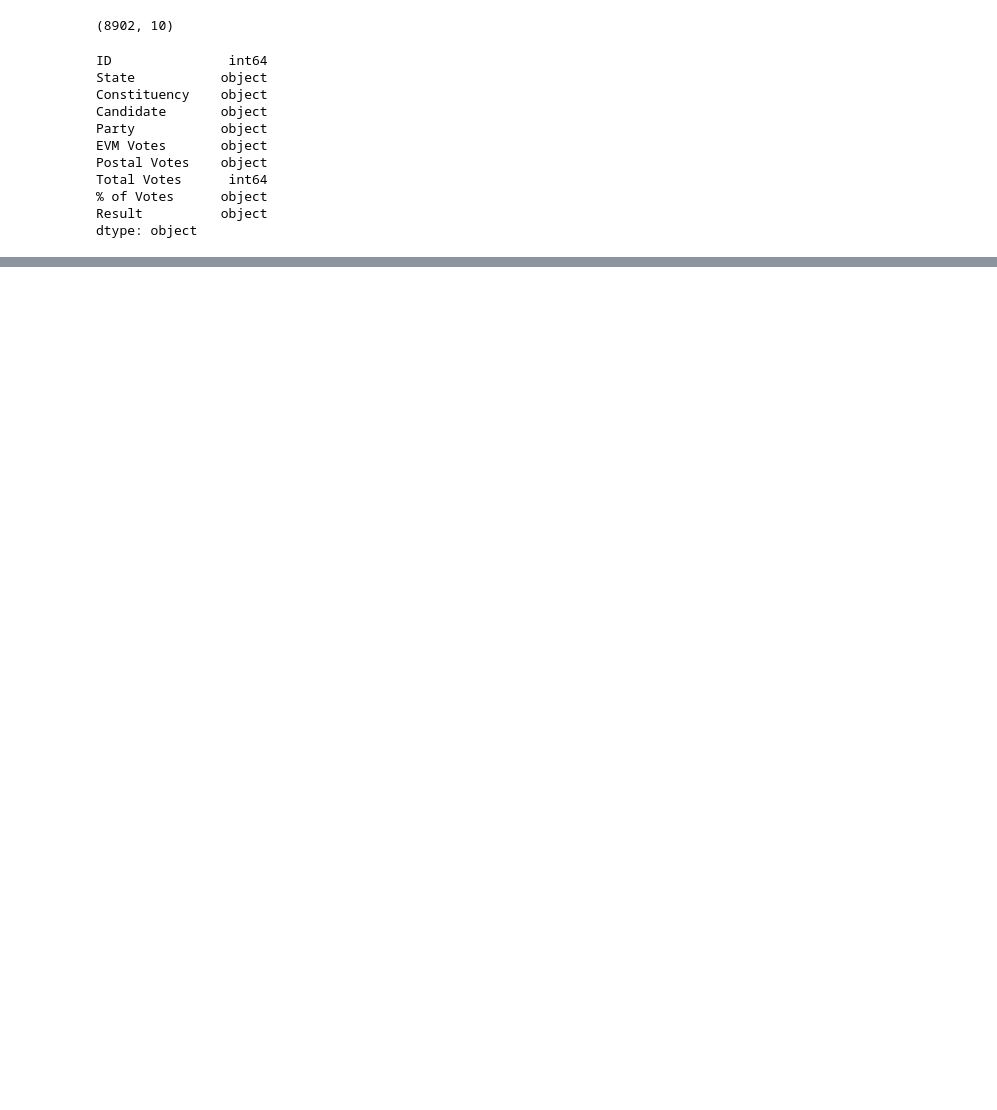
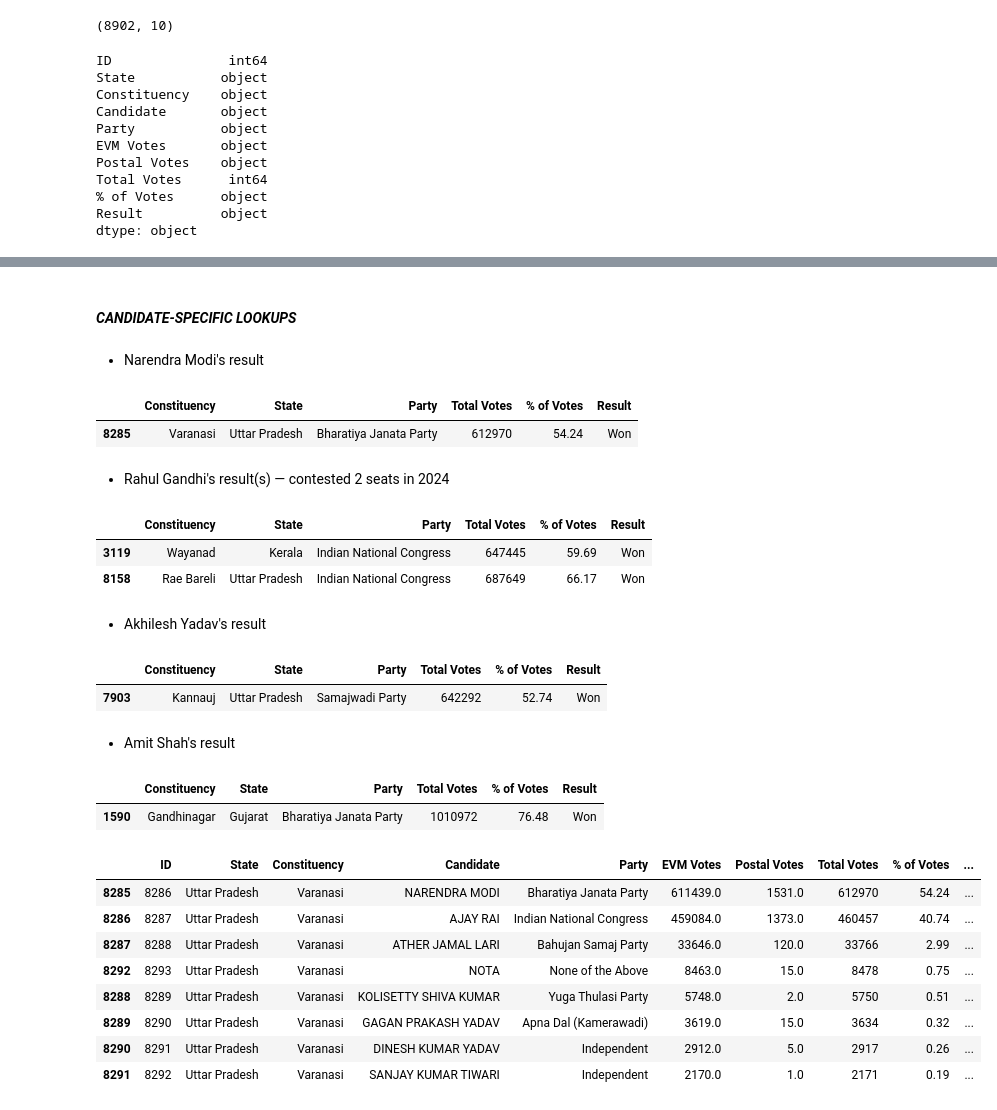
Before and after one commit to geershatisaxena/Election, a Jupyter notebook: res.ipynb, the cells around one changed output, grey strips where cells are left out. Drawn from its saved outputs; the diff is of its cells as text; code cells hidden in the pictures; blank space fills up the shorter version.

```diff
--- a/res.ipynb
+++ b/res.ipynb
@@ -62,0 +133,2 @@ dtype: object
+# %% [markdown]
+#### ***CANDIDATE-SPECIFIC LOOKUPS***
@@ -62,0 +142,33 @@ dtype: object
+# %% [markdown]
+- Narendra Modi's result
+# %%
+modi = find_candidate("NARENDRA", "MODI")
+modi[["Constituency", "State", "Party", "Total Votes", "% of Votes", "Result"]]
+# %% [output]
+|  | Constituency | State | Party | Total Votes | % of Votes | Result |
+| 8285 | Varanasi | Uttar Pradesh | Bharatiya Janata Party | 612970 | 54.24 | Won |
+# %% [markdown]
+- Rahul Gandhi's result(s) — contested 2 seats in 2024
+# %%
+rahul = find_candidate("RAHUL", "GANDHI")
+rahul[["Constituency", "State", "Party", "Total Votes", "% of Votes", "Result"]]
+# %% [output]
+|  | Constituency | State | Party | Total Votes | % of Votes | Result |
+| 3119 | Wayanad | Kerala | Indian National Congress | 647445 | 59.69 | Won |
+| 8158 | Rae Bareli | Uttar Pradesh | Indian National Congress | 687649 | 66.17 | Won |
+# %% [markdown]
+- Akhilesh Yadav's result
+# %%
+akhilesh = find_candidate("AKHILESH", "YADAV")
+akhilesh[["Constituency", "State", "Party", "Total Votes", "% of Votes", "Result"]]
+# %% [output]
+|  | Constituency | State | Party | Total Votes | % of Votes | Result |
+| 7903 | Kannauj | Uttar Pradesh | Samajwadi Party | 642292 | 52.74 | Won |
+# %% [markdown]
+- Amit Shah's result
+# %%
+amit_shah = find_candidate("AMIT", "SHAH")
+amit_shah[["Constituency", "State", "Party", "Total Votes", "% of Votes", "Result"]]
+# %% [output]
+|  | Constituency | State | Party | Total Votes | % of Votes | Result |
+| 1590 | Gandhinagar | Gujarat | Bharatiya Janata Party | 1010972 | 76.48 | Won |
@@ -62,0 +179,12 @@ dtype: object
+# %%
+constituency_contest("Varanasi", "Uttar Pradesh")
+# %% [output]
+|  | ID | State | Constituency | Candidate | Party | EVM Votes | Postal Votes | Total Votes | % of Votes | ... |
+| 8285 | 8286 | Uttar Pradesh | Varanasi | NARENDRA MODI | Bharatiya Janata Party | 611439.0 | 1531.0 | 612970 | 54.24 | ... |
+| 8286 | 8287 | Uttar Pradesh | Varanasi | AJAY RAI | Indian National Congress | 459084.0 | 1373.0 | 460457 | 40.74 | ... |
+| 8287 | 8288 | Uttar Pradesh | Varanasi | ATHER JAMAL LARI | Bahujan Samaj Party | 33646.0 | 120.0 | 33766 | 2.99 | ... |
+| 8292 | 8293 | Uttar Pradesh | Varanasi | NOTA | None of the Above | 8463.0 | 15.0 | 8478 | 0.75 | ... |
+| 8288 | 8289 | Uttar Pradesh | Varanasi | KOLISETTY SHIVA KUMAR | Yuga Thulasi Party | 5748.0 | 2.0 | 5750 | 0.51 | ... |
+| 8289 | 8290 | Uttar Pradesh | Varanasi | GAGAN PRAKASH YADAV | Apna Dal (Kamerawadi) | 3619.0 | 15.0 | 3634 | 0.32 | ... |
+| 8290 | 8291 | Uttar Pradesh | Varanasi | DINESH KUMAR YADAV | Independent | 2912.0 | 5.0 | 2917 | 0.26 | ... |
+| 8291 | 8292 | Uttar Pradesh | Varanasi | SANJAY KUMAR TIWARI | Independent | 2170.0 | 1.0 | 2171 | 0.19 | ... |
```
Also changed, not shown: parts of 12 cells of this notebook.
